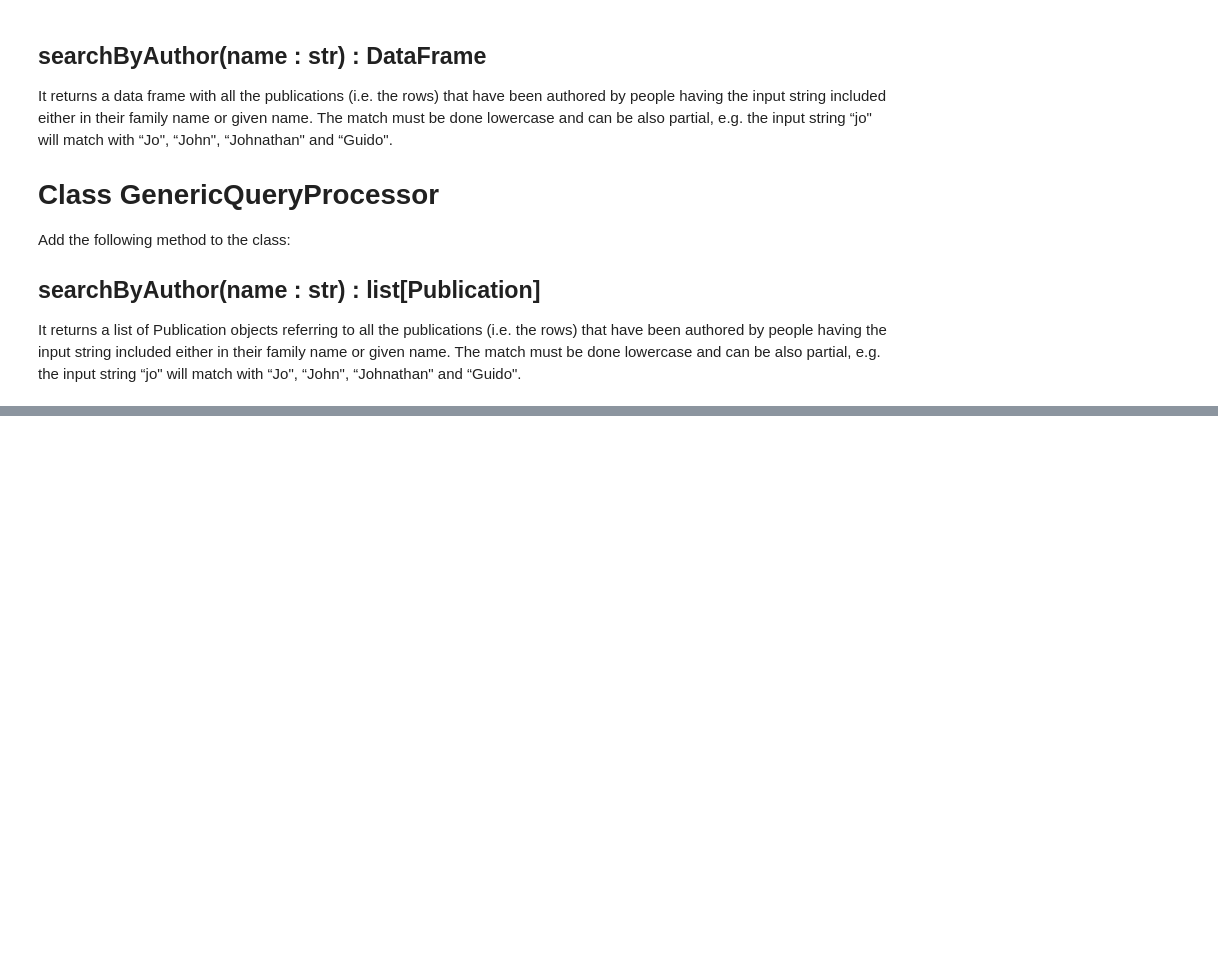
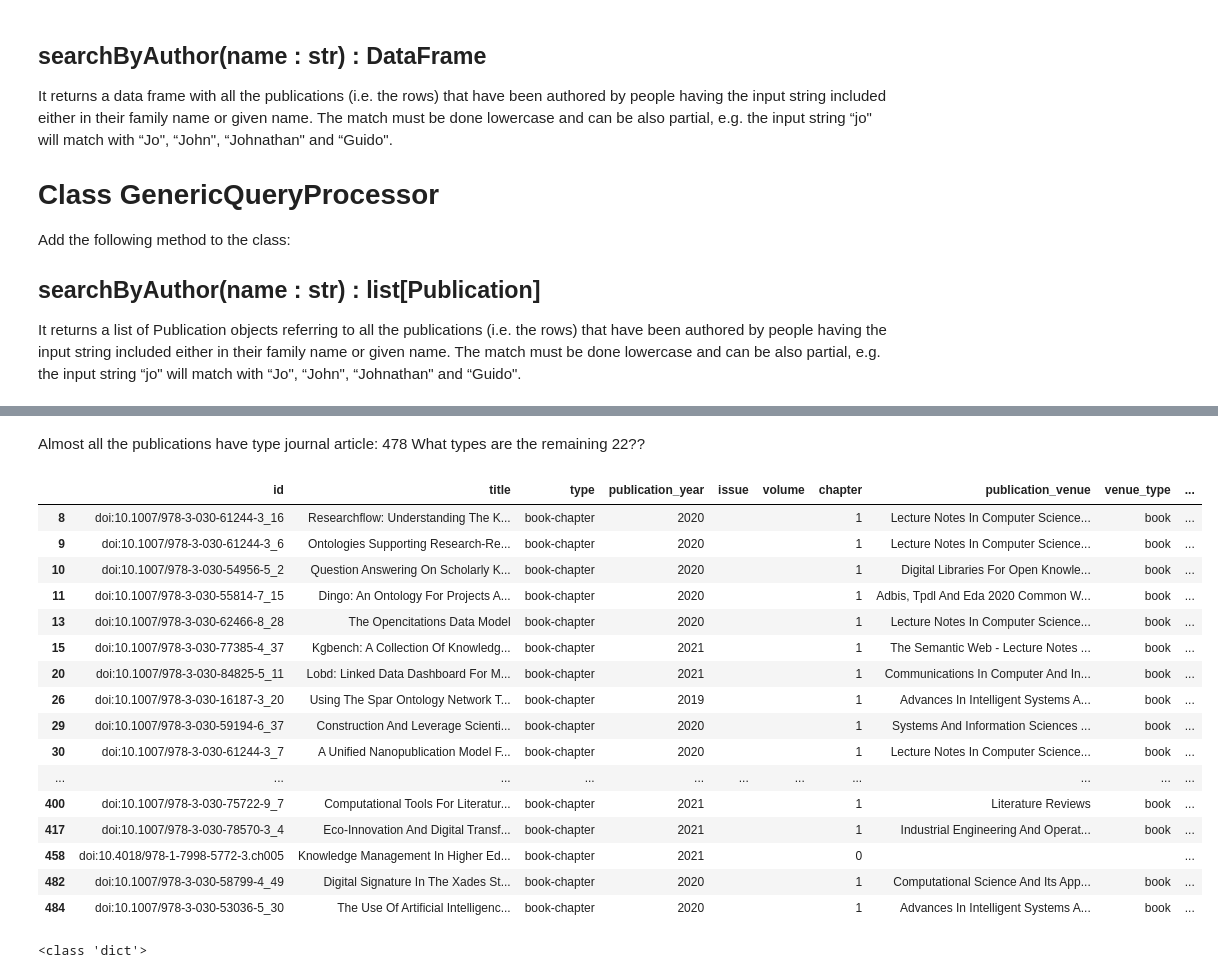
Before and after one commit to lelax/new_Design_Data, a Jupyter notebook: _New_Marida_DataS.ipynb, the cells around one changed output, grey strips where cells are left out. Cells and saved outputs as stored; diff of their text form; code cells hidden in the pictures; blank space fills up the shorter version.

```diff
--- a/_New_Marida_DataS.ipynb
+++ b/_New_Marida_DataS.ipynb
@@ -17,0 +104,17 @@ hello
+# %%
+df_publications = read_csv("import/relational_publications.csv",
+                           keep_default_na=False,
+                           dtype={
+                               "id": "string",
+                               "title": "string",
+                               "type": "string",
+                               "publication year": "int",
+                               "issue": "string",
+                               "volume": "string",
+                               "chapter": "string",
+                               "publication venue": "string",
+                               "venueType": "string",
+                               "publisher": "string"
+
+                           })
+df_publications
@@ -17,0 +222,34 @@ hello
+# %% [markdown]
+Almost all the publications have type journal article: 478
+What types are the remaining 22??
+# %%
+df_publications.query("type == 'book-chapter'")
+# %% [output]
+|  | id | title | type | publication_year | issue | volume | chapter | publication_venue | venue_type | ... |
+| 8 | doi:10.1007/978-3-030-61244-3_16 | Researchflow: Understanding The K... | book-chapter | 2020 |  |  | 1 | Lecture Notes In Computer Science... | book | ... |
+| 9 | doi:10.1007/978-3-030-61244-3_6 | Ontologies Supporting Research-Re... | book-chapter | 2020 |  |  | 1 | Lecture Notes In Computer Science... | book | ... |
+| 10 | doi:10.1007/978-3-030-54956-5_2 | Question Answering On Scholarly K... | book-chapter | 2020 |  |  | 1 | Digital Libraries For Open Knowle... | book | ... |
+| 11 | doi:10.1007/978-3-030-55814-7_15 | Dingo: An Ontology For Projects A... | book-chapter | 2020 |  |  | 1 | Adbis, Tpdl And Eda 2020 Common W... | book | ... |
+| 13 | doi:10.1007/978-3-030-62466-8_28 | The Opencitations Data Model | book-chapter | 2020 |  |  | 1 | Lecture Notes In Computer Science... | book | ... |
+| 15 | doi:10.1007/978-3-030-77385-4_37 | Kgbench: A Collection Of Knowledg... | book-chapter | 2021 |  |  | 1 | The Semantic Web - Lecture Notes ... | book | ... |
+| 20 | doi:10.1007/978-3-030-84825-5_11 | Lobd: Linked Data Dashboard For M... | book-chapter | 2021 |  |  | 1 | Communications In Computer And In... | book | ... |
+| 26 | doi:10.1007/978-3-030-16187-3_20 | Using The Spar Ontology Network T... | book-chapter | 2019 |  |  | 1 | Advances In Intelligent Systems A... | book | ... |
+| 29 | doi:10.1007/978-3-030-59194-6_37 | Construction And Leverage Scienti... | book-chapter | 2020 |  |  | 1 | Systems And Information Sciences ... | book | ... |
+| 30 | doi:10.1007/978-3-030-61244-3_7 | A Unified Nanopublication Model F... | book-chapter | 2020 |  |  | 1 | Lecture Notes In Computer Science... | book | ... |
+| ... | ... | ... | ... | ... | ... | ... | ... | ... | ... | ... |
+| 400 | doi:10.1007/978-3-030-75722-9_7 | Computational Tools For Literatur... | book-chapter | 2021 |  |  | 1 | Literature Reviews | book | ... |
+| 417 | doi:10.1007/978-3-030-78570-3_4 | Eco-Innovation And Digital Transf... | book-chapter | 2021 |  |  | 1 | Industrial Engineering And Operat... | book | ... |
+| 458 | doi:10.4018/978-1-7998-5772-3.ch005 | Knowledge Management In Higher Ed... | book-chapter | 2021 |  |  | 0 |  |  | ... |
+| 482 | doi:10.1007/978-3-030-58799-4_49 | Digital Signature In The Xades St... | book-chapter | 2020 |  |  | 1 | Computational Science And Its App... | book | ... |
+| 484 | doi:10.1007/978-3-030-53036-5_30 | The Use Of Artificial Intelligenc... | book-chapter | 2020 |  |  | 1 | Advances In Intelligent Systems A... | book | ... |
+# %%
+import pandas as pd
+#loading the json file
+from json import load
+
+with open("import/relational_other_data.json", "r", encoding="utf-8") as f:
+    json_doc = load(f)
+
+print(type(json_doc))
+# %% [output]
+<class 'dict'>
```
Also changed, not shown: parts of 14 cells of this notebook.
